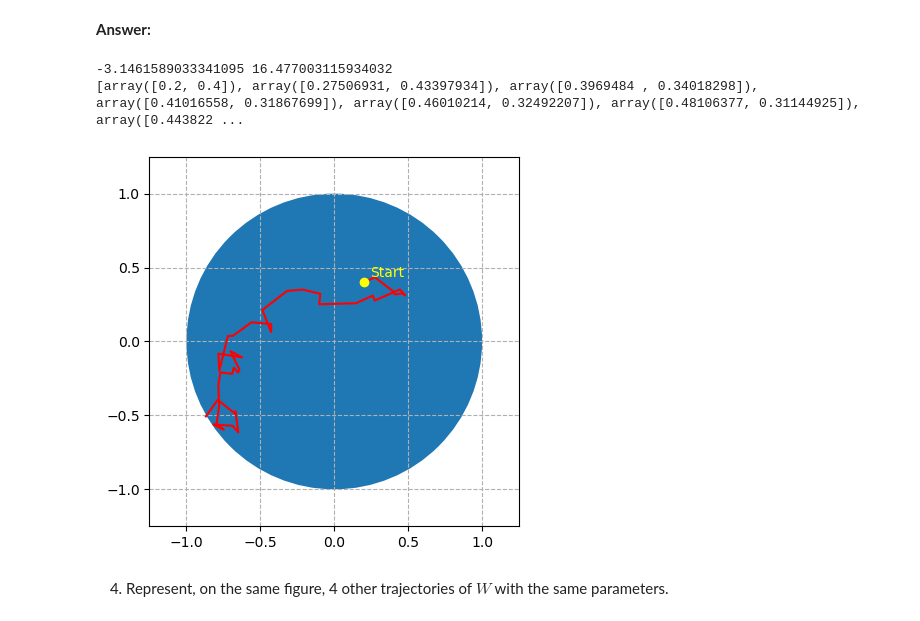
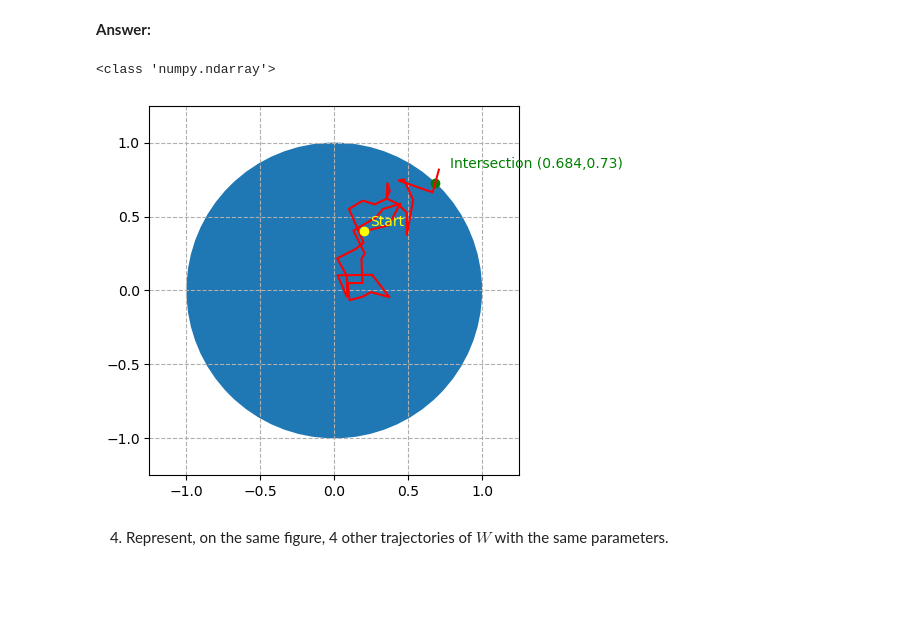
Before and after one commit to benech17/python_sdia_BENICHOU_BONNEFOY, a Jupyter notebook: Labs/Lab3/BENICHOU-BONNEFOY_lab3.ipynb, the cells around one changed output. Saved outputs shown, nothing was run; the diff lists cells and outputs as text; code cells hidden in the pictures; blank space fills up the shorter version.

```diff
--- a/Labs/Lab3/BENICHOU-BONNEFOY_lab3.ipynb
+++ b/Labs/Lab3/BENICHOU-BONNEFOY_lab3.ipynb
@@ -81,7 +84,7 @@ where $\mathcal{N}(\mathbf{0}, \mathbf{I})$ is a Gaussian distribution with mean
 **Answer:**
 # %%
 import numpy as np
-generator=np.random.RandomState(42)
+generator=np.random.default_rng(42)
 # %% [markdown]
 2. Implement a function `brownian_motion(niter, x, step, rng)` which
 
@@ -115,26 +118,26 @@ def brownian_motion(niter,x,step,rng):
         return W,None
     else:
 
+
         w1=W[-2]
         w2=W[-1]
-        diff=w1-w2
-        norm_diff=np.sqrt(diff[0]**2+diff[1]**2)
-        delta=1/(norm_diff**2)*np.sqrt((diff[0]*w2[0]+diff[1]*w2[1])**2+norm_diff**2*(1-norm_diff**2))
-        alpha_star1=-1/(norm_diff**2)*((diff[0]*w2[0]+diff[1]*w2[1]))-delta
-        alpha_star2=-1/(norm_diff**2)*((diff[0]*w2[0]+diff[1]*w2[1]))+delta
+        scalar_prod_ = np.dot(np.array(W[-2])-np.array(W[-1]),np.array(W[-1]) )
+        norm2_ = np.linalg.norm(np.array(W[-2])-np.array(W[-1]))**2
+        sqrt_ = np.sqrt(scalar_prod_**2 + norm2_*(1 - np.linalg.norm(np.array(W[-1]))**2))
+        r = [(-scalar_prod_ + sqrt_)/norm2_, (-scalar_prod_ - sqrt_)/norm2_] # les deux racines
+        alpha_star1 = float(r[0])
+        alpha_star2 = float(r[1])
         w_star1=0
         w_star2=0
-        print(alpha_star1,alpha_star2)
         if alpha_star1>=0 and alpha_star1<=1:
             w_star1=alpha_star1*w1+(1-alpha_star1)*w2
         if alpha_star2>=0 and alpha_star2<=1:
             w_star2=alpha_star2*w1+(1-alpha_star2)*w2
-
-        if w_star1==0 and w_star2==0:
+        if type(w_star1)==int and type(w_star2)==int:
             return W,None
-        elif w_star1==0:
+        elif type(w_star1)==int:
             return W,w_star2
-        elif w_star2==0:
+        elif type(w_star2)==int:
             return W,w_star1
         else:
             return W,[w_star1,w_star2]
@@ -164,33 +166,34 @@ None
 **Answer:**
 # %%
 W,l=brownian_motion(1000,np.array([0.2,0.4]),0.01,generator)
-print(W)
+print(type(l))
 import matplotlib.pyplot as plt
 x=[]
 y=[]
 for i in range(len(W)):
     x.append(W[i][0])
     y.append(W[i][1])
 
 circle = plt.Circle((0,0), 1)
 fig, ax = plt.subplots()
 plt.xlim(-1.25,1.25)
 plt.ylim(-1.25,1.25)
 plt.grid(linestyle = "--", zorder = 1)
 ax.set_aspect(1)
 ax.add_artist(circle)
-if l!=None:
-    ax.plot(l[0,0],l[0,1], color = "green", marker = "o", zorder = 2)
-    ax.annotate("Intersection", (l[0,0],l[0,1]), xytext = (l[0,0]+0.1,l[0,1]+0.1),color="green")
+if type(l)==list:
+    l=l[0]
+if type(l)==np.ndarray:
+    ax.plot(l[0],l[1], color = "green", marker = "o", zorder = 2)
+    ax.annotate("Intersection ("+str(round(l[0],3))+","+str(round(l[1],3))+")", (l[0],l[1]), xytext = (l[0]+0.1,l[1]+0.1),color="green")
 ax.plot(x,y, color = "red", zorder = 2)
 ax.plot(x[0],y[0], color = "yellow", marker = "o", zorder = 2)
 ax.annotate("Start", (x[0],y[0]), xytext = (x[0]+0.04,y[0]+0.04),color="yellow")
 
 plt.show()
 # %% [output]
--3.1461589033341095 16.477003115934032
-[array([0.2, 0.4]), array([0.27506931, 0.43397934]), array([0.3969484 , 0.34018298]), array([0.41016558, 0.31867699]), array([0.46010214, 0.32492207]), array([0.48106377, 0.31144925]), array([0.443822 ...
+<class 'numpy.ndarray'>
-[figure, old version]
+[figure, new version]
 # %% [markdown]
 4. Represent, on the same figure, 4 other trajectories of $W$ with the same parameters.
 # %% [markdown]
```
Also changed, not shown: parts of 7 cells of this notebook.
